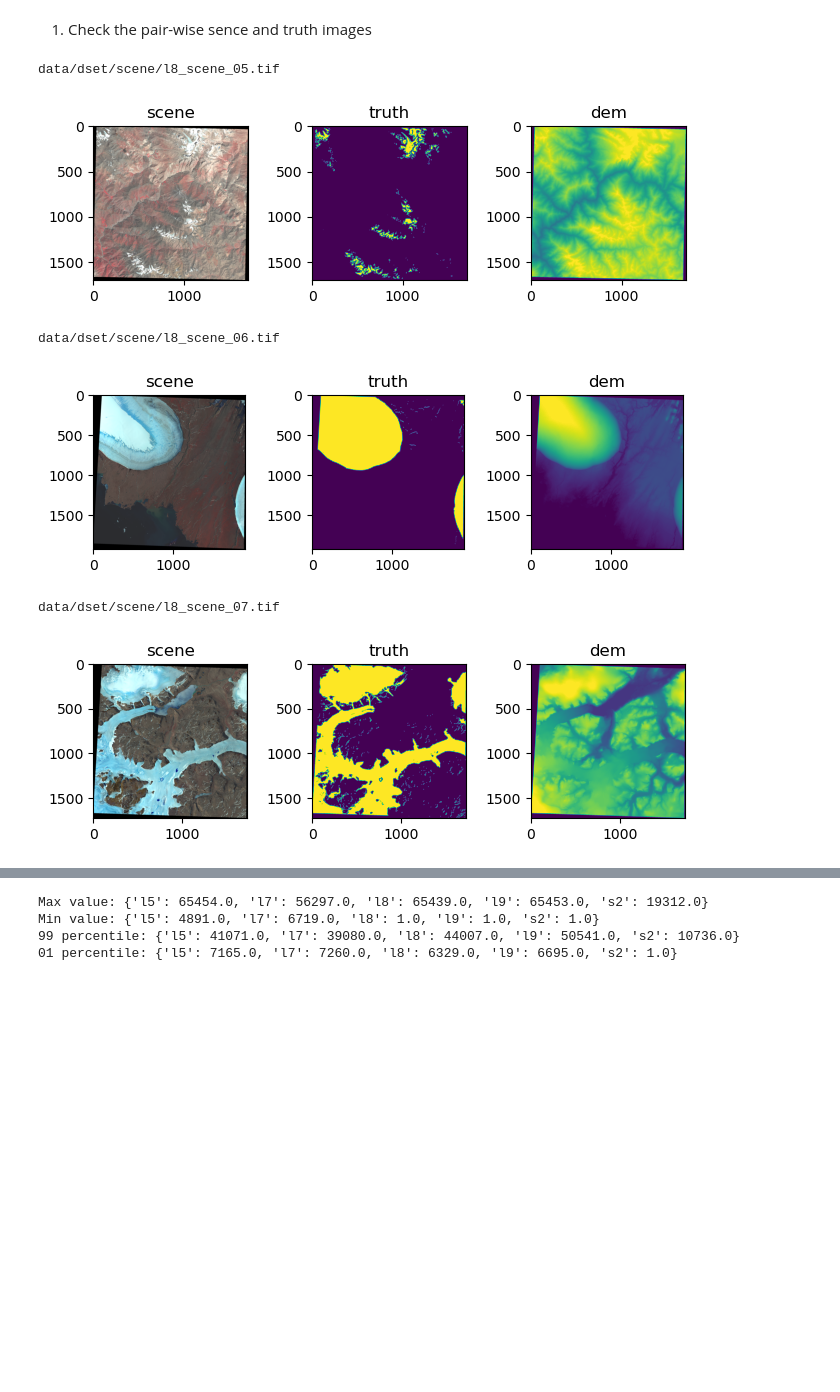
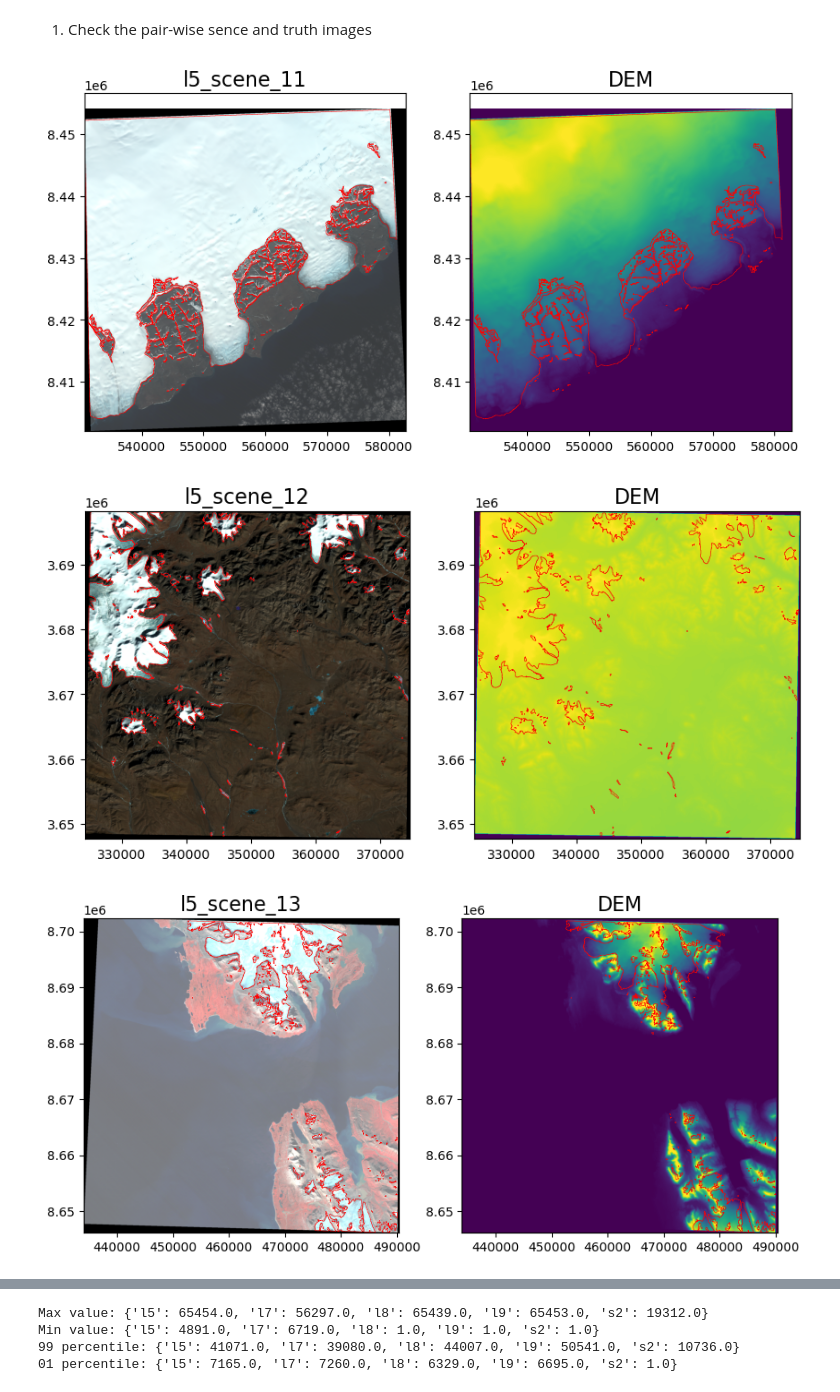
Before and after one commit to Hydrological-Observation-Group/GlaSet, a Jupyter notebook: notebooks/2_dset_check.ipynb, the cells around one changed output, grey strips where cells are left out. Drawn from its saved outputs; the diff is of its cells as text; code cells hidden in the pictures; blank space fills up the shorter version.

```diff
--- a/notebooks/2_dset_check.ipynb
+++ b/notebooks/2_dset_check.ipynb
@@ -28,22 +25,42 @@ Number of scenes: 65
 Satellite: l5
 # %% [markdown]
 1. Check the pair-wise sence and truth images
-# %%
-dset = list(zip(paths_scene, paths_truth, paths_dem))
-for path_scene, path_truth, path_dem in dset[30:33]:
-        print(path_scene)
-        scene_rio = rio.open(path_scene)
-        dem_rio = rio.open(path_dem)
-        truth_rio = rio.open(path_truth)
-        scene_truth_arr = [scene_rio.read([2,3,4]).transpose(1,2,0),
-                           truth_rio.read(1), dem_rio.read(1)]
-        imsShow(img_list=scene_truth_arr,
-                img_name_list=['scene', 'truth', 'dem'], figsize=(8,2))
-# %% [output]
-data/dset/scene/l8_scene_05.tif
-[figure, removed]
-data/dset/scene/l8_scene_06.tif
-[figure, removed]
-data/dset/scene/l8_scene_07.tif
-[figure, removed]
+# %%
+  ## data paths
+dset = list(zip(config.paths_scene, config.paths_dem, config.paths_truth_vec))
+for i, (path_scene, path_dem, path_truth) in enumerate(dset[10:13]):
+        scene_name = path_scene.split('/')[-1].split('.')[0]
+        truth_gdf = gpd.read_file(path_truth)
+        ## plot
+        fig, ax = plt.subplots(1,2, figsize=(10,5))
+        ## scene
+        scene_rio = rio.open(path_scene)
+        extent_rsimg = [scene_rio.bounds[0], scene_rio.bounds[2],
+                        scene_rio.bounds[1], scene_rio.bounds[3]]
+        imgShow(img=scene_rio.read([2,3,4]).transpose(1,2,0),
+                extent=extent_rsimg,
+                clip_percent=5,
+                ax=ax[0])
+        truth_gdf.plot(ax=ax[0],
+                facecolor='none',
+                edgecolor='red', linewidth=0.4)
+        ax[0].set_title(scene_name, fontsize=16)
+        ## dem
+        dem_rio = rio.open(path_dem)
+        extent_dem = [dem_rio.bounds[0], dem_rio.bounds[2],
+                      dem_rio.bounds[1], dem_rio.bounds[3]]
+        imgShow(img=dem_rio.read(1),
+                        extent=extent_dem,
+                        clip_percent=1,
+                        ax=ax[1])
+        truth_gdf.plot(ax=ax[1],
+                facecolor='none',
+                edgecolor='red', linewidth=0.4)
+        ax[1].set_title('DEM', fontsize=16)
+        plt.show()
+        # break
+# %% [output]
+[figure, added]
+[figure, added]
+[figure, added]
 # %% [markdown]
```
Also changed, not shown: parts of 9 cells of this notebook, 17 other files.
